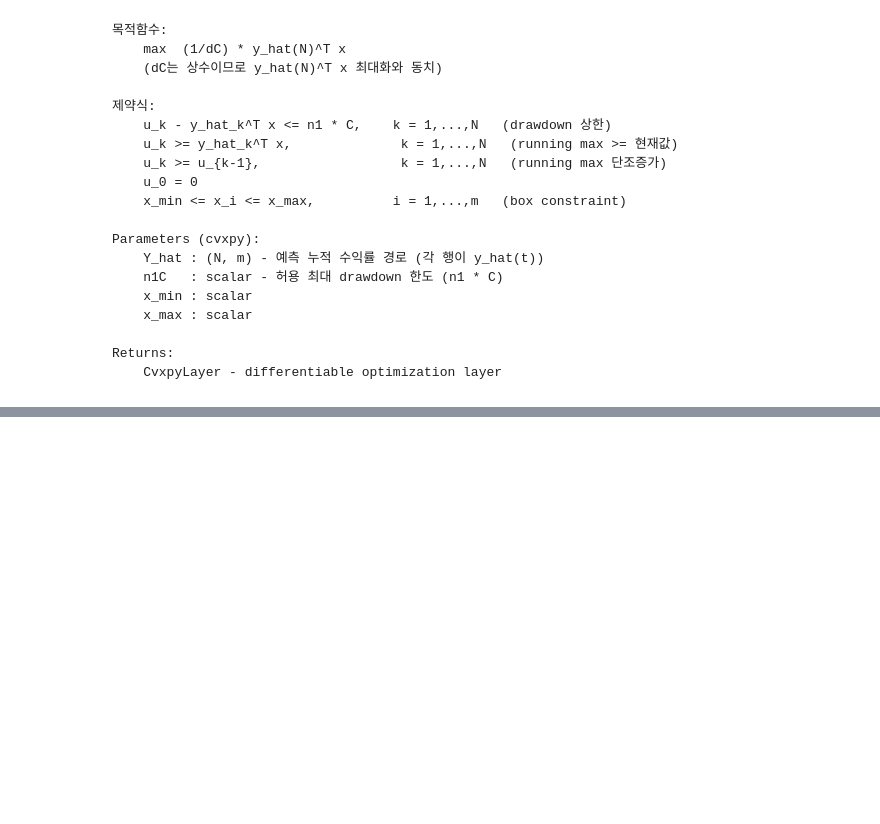
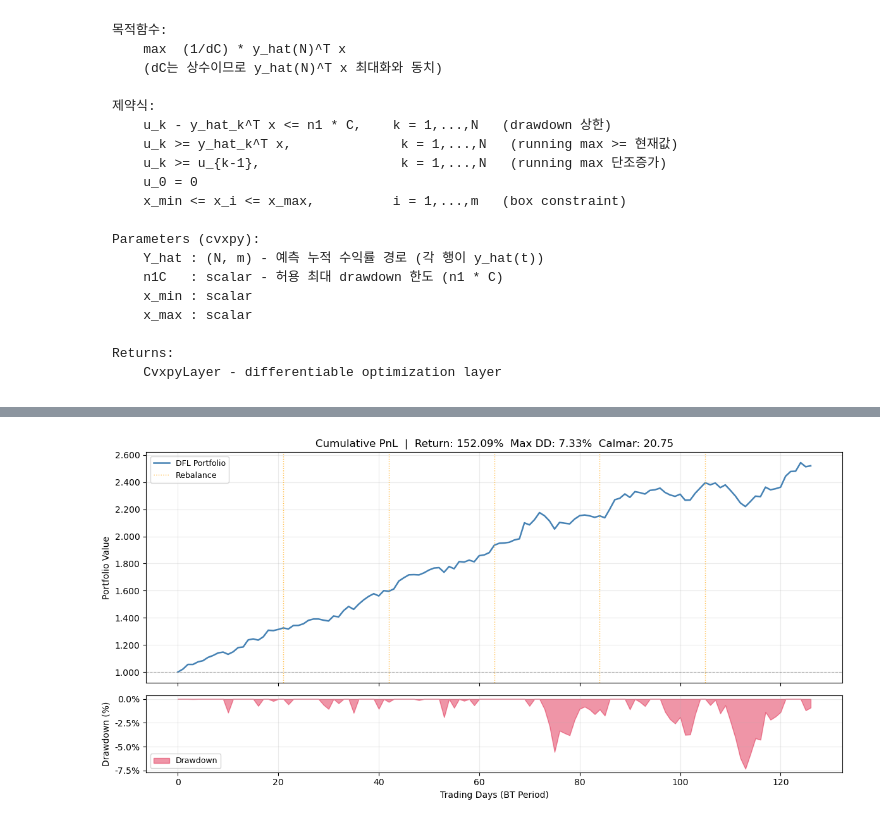
Before and after one commit to taekyounglee1224/cvxpy-portfolio-lab, a Jupyter notebook: DFL-MDD/main.ipynb, the cells around one changed output, grey strips where cells are left out. Drawn from its saved outputs; the diff is of its cells as text; code cells hidden in the pictures; blank space fills up the shorter version.

```diff
--- a/DFL-MDD/main.ipynb
+++ b/DFL-MDD/main.ipynb
@@ -120,0 +69,17 @@ Returns shape : (252, 10)
+# %%
+# =============================================================================
+# 1. Random Data  (same as before)
+# =============================================================================
+stock_names = [f"S{i+1}" for i in range(N_STOCKS)]
+mu    = np.random.uniform(0.001, 0.01, N_STOCKS)
+sigma = np.random.uniform(0.01,   0.05,  N_STOCKS)
+returns_np  = np.random.normal(mu, sigma, size=(N_DAYS, N_STOCKS))  # (252, 10)
+
+dates       = pd.bdate_range(end="2025-12-31", periods=N_DAYS)
+returns_df  = pd.DataFrame(returns_np, index=dates, columns=stock_names)
+
+IS_END_IDX  = N_DAYS // 2   # 126  ── IS/OOS boundary
+BT_START    = IS_END_IDX    # backtest starts here
+
+print(f"IS  : {dates[0].date()} → {dates[IS_END_IDX-1].date()}  ({IS_END_IDX} days)")
+print(f"BT  : {dates[BT_START].date()} → {dates[-1].date()}  ({N_DAYS - BT_START} days)")
@@ -558,0 +461,76 @@ BT rebal windows    : 6
+# %%
+
+
+pred_model = PredictionModel(INPUT_DIM, HIDDEN_DIM, N, M)
+opt_layer  = build_optimization_layer(N, M)
+optimizer  = optim.Adam(pred_model.parameters(), lr=LR)
+
+def to_tensors(samples):
+    zs      = torch.tensor(np.array([s[0] for s in samples]), dtype=torch.float32)
+    r_reals = torch.tensor(np.array([s[1] for s in samples]), dtype=torch.float32)
+    return zs, r_reals   # (B, input_dim),  (B, N, m)
+
+zs_is, rs_is = to_tensors(is_samples)
+
+
+print("\n── IS Training ──")
+pred_model.train()
+
+for epoch in range(EPOCHS):
+    perm   = torch.randperm(len(is_samples))
+    ep_loss = []
+
+    for i in range(0, len(is_samples), BATCH_SIZE):
+        idx = perm[i : i + BATCH_SIZE]
+        z_b = zs_is[idx]
+        r_b = rs_is[idx]
+
+        optimizer.zero_grad()
+        result = forward_pass(z_b, r_b, pred_model, opt_layer,
+                              n1, C, d, x_min, x_max, lam)
+        result["loss"].backward()
+        optimizer.step()
+        ep_loss.append(result["loss"].item())
+
+    if (epoch + 1) % 5 == 0 or epoch == 0:
+        print(f"  Epoch {epoch+1:3d}/{EPOCHS}  loss = {np.mean(ep_loss):.6f}")
+
+
+pred_model.eval()
+bt_results = []
+
+print("\n── Backtest (walk-forward, monthly rebalancing) ──")
+print(f"{'Win':>4}  {'R_real':>8}  {'MDD':>8}  {'Top-3 weights'}")
+print("-" * 55)
+
+for i, (z_np, r_np) in enumerate(rebal_samples):
+    z      = torch.tensor(z_np[None],  dtype=torch.float32)   # (1, input_dim)
+    r_real = torch.tensor(r_np[None],  dtype=torch.float32)   # (1, N, m)
+
+    with torch.no_grad():
+        r_hat = pred_model(z)                        # (1, N, m)
+
+    y_hat  = compute_cumulative_path(r_hat)          # (1, N, m)  — needs grad for layer
+    x_star = solve_portfolio(y_hat.detach(), opt_layer, n1, C, x_min, x_max)  # (1, m)
+
+    y_real = compute_cumulative_path(r_real)
+    w_real = compute_realized_path(x_star, y_real)   # (1, N)
+    R_real = compute_return(w_real, d, C)
+    M_real = compute_max_drawdown(w_real)
+
+    w = x_star[0].numpy()
+    top3 = {stock_names[j]: round(w[j], 3)
+            for j in np.argsort(w)[-3:][::-1]}
+
+    bt_results.append({
+        "window": i + 1,
+        "weights": w,
+        "w_real":  w_real[0].detach().numpy(),   # ← add this line
+        "R_real":  R_real[0].item(),
+        "M_real":  M_real[0].item(),
+    })
+    print(f"  {i+1:2d}  {R_real[0].item():8.4f}  {M_real[0].item():8.4f}  {top3}")
+
+
+plot_pnl(bt_results, horizon=HORIZON)
+# %% [output]
@@ -558,0 +554 @@ BT rebal windows    : 6
+[figure, added]
```
Also changed, not shown: parts of 7 cells of this notebook.
